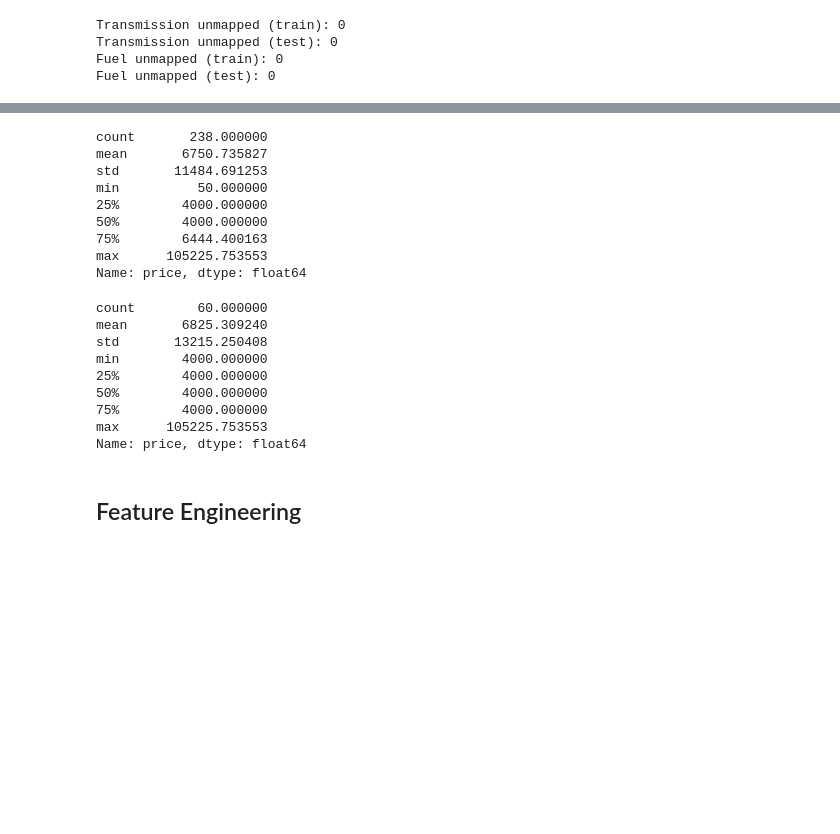
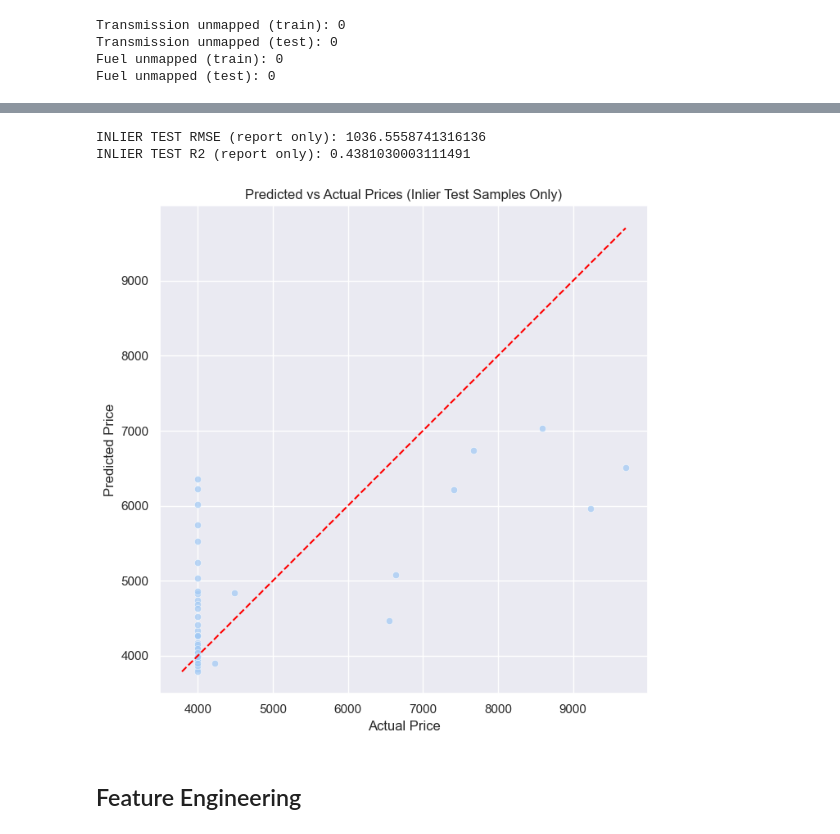
Before and after one commit to ori112/car_pricing_prediction, a Jupyter notebook: project_notebook.ipynb, the cells around one changed output, grey strips where cells are left out. Saved outputs shown, nothing was run; the diff lists cells and outputs as text; code cells hidden in the pictures; blank space fills up the shorter version.

```diff
--- a/project_notebook.ipynb
+++ b/project_notebook.ipynb
@@ -693,25 +720,35 @@ Name: count, dtype: int64
-# %%
-print(y_train.describe())
-print(y_test.describe())
-# %% [output]
-count       238.000000
-mean       6750.735827
-std       11484.691253
-min          50.000000
-25%        4000.000000
-50%        4000.000000
-75%        6444.400163
-max      105225.753553
-Name: price, dtype: float64
-count        60.000000
-mean       6825.309240
-std       13215.250408
-min        4000.000000
-25%        4000.000000
-50%        4000.000000
-75%        4000.000000
-max      105225.753553
-Name: price, dtype: float64
+# %%
+mask_test_inliers = (y_test >= low) & (y_test <= high)
+y_pred = best_model.predict(X_test_enc)
+
+rmse_in = np.sqrt(mean_squared_error(y_test[mask_test_inliers], y_pred[mask_test_inliers]))
+r2_in = r2_score(y_test[mask_test_inliers], y_pred[mask_test_inliers])
+
+print("INLIER TEST RMSE (report only):", rmse_in)
+print("INLIER TEST R2 (report only):", r2_in)
+# %% [output]
+INLIER TEST RMSE (report only): 1036.5558741316136
+INLIER TEST R2 (report only): 0.4381030003111491
+# %%
+y_test_in = y_test[mask_test_inliers]
+y_pred_in = y_pred[mask_test_inliers]
+
+plt.figure(figsize=(7, 7))
+sns.scatterplot(x=y_test_in, y=y_pred_in, alpha=0.7)
+
+# Perfect prediction line
+max_val = max(y_test_in.max(), y_pred_in.max())
+min_val = min(y_test_in.min(), y_pred_in.min())
+plt.plot([min_val, max_val], [min_val, max_val], '--', color='red')
+
+plt.xlabel("Actual Price")
+plt.ylabel("Predicted Price")
+plt.title("Predicted vs Actual Prices (Inlier Test Samples Only)")
+
+plt.tight_layout()
+plt.show()
+# %% [output]
+[figure, added]
 # %% [markdown]
 ## Feature Engineering
 # %% [markdown]
```
Also changed, not shown: parts of 5 cells of this notebook.
